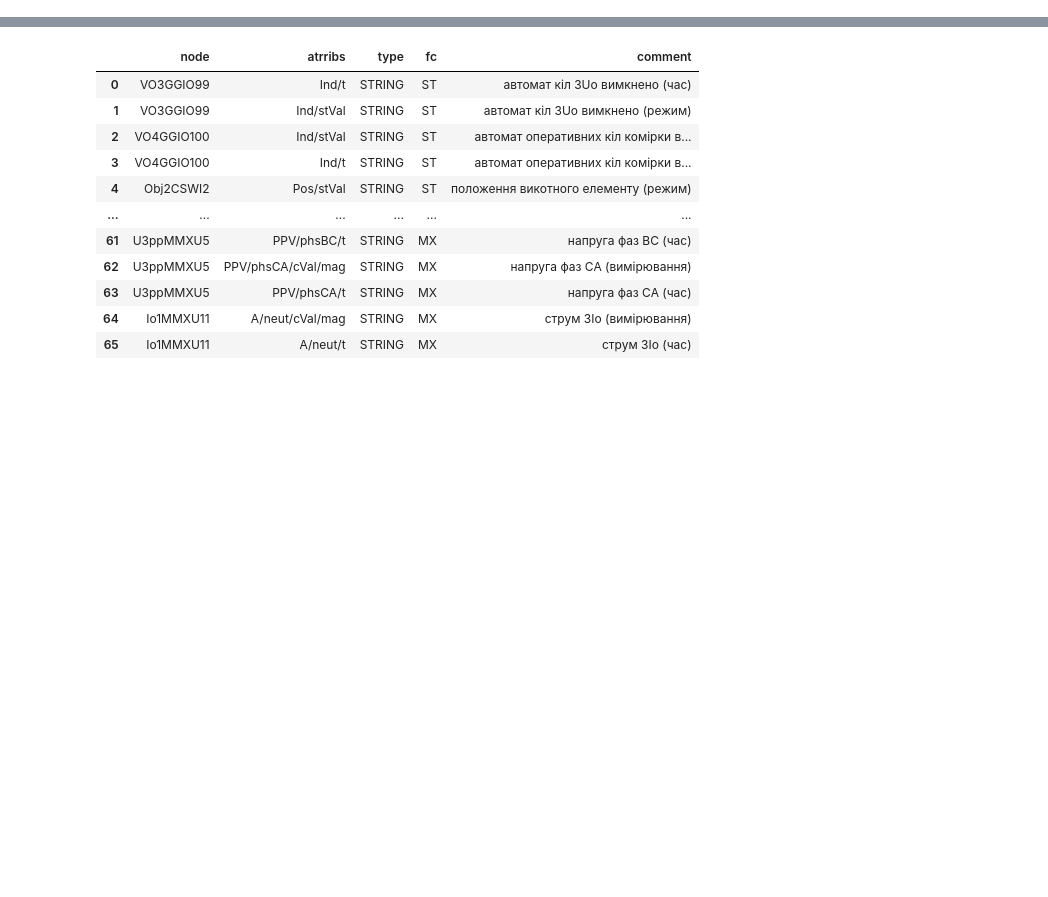
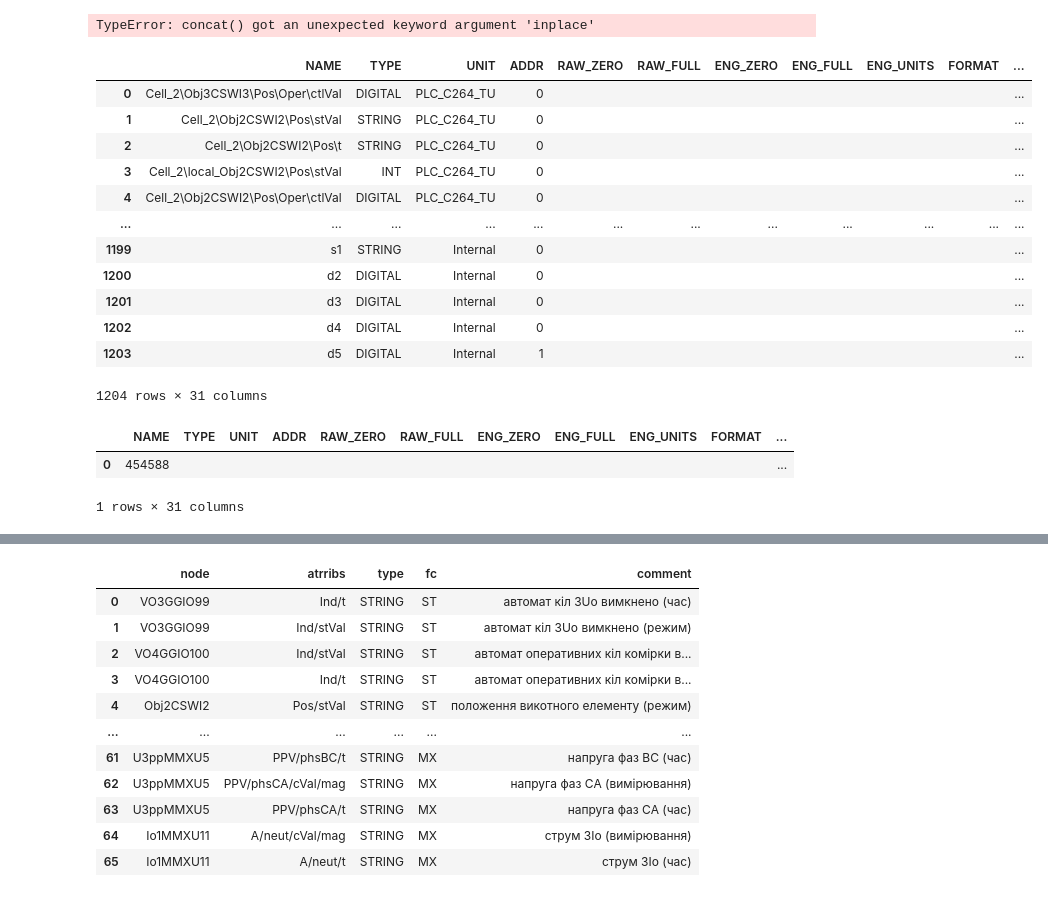
Before and after one commit to alermar69/myPython, a Jupyter notebook: ACY/dbf_scada.ipynb, the cells around one changed output, grey strips where cells are left out. Cells and saved outputs as stored; diff of their text form; code cells hidden in the pictures; blank space fills up the shorter version.

```diff
--- a/ACY/dbf_scada.ipynb
+++ b/ACY/dbf_scada.ipynb
@@ -285,0 +398,62 @@ project.create_equip()
+# %%
+project = Project('tmp1')
+# %%
+df1 = project.base.base_tag.dataframe()
+# %%
+values = {'NAME':'454588',
+                          'TYPE': '',
+                          'UNIT': '',
+                          'ADDR': "",
+                          'RAW_ZERO': '',
+                          'RAW_FULL': '',
+                          'ENG_ZERO': '',
+                          'ENG_FULL': '',
+                          'ENG_UNITS': '',
+                          'FORMAT': '',
+                          'COMMENT': '',
+                          'EDITCODE': '',
+                          'LINKED': '',
+                          'OID': '',
+                          'REF1': '',
+                          'REF2': '',
+                          'DEADBAND': '',
+                          'CUSTOM': '',
+                          'TAGGENLINK': '',
+                          'CLUSTER': '',
+                          'HISTORIAN': 'TRUE',
+                          'EQUIP': '',
+                          'CUSTOM1': '',
+                          'CUSTOM2': '',
+                          'CUSTOM3': '',
+                          'CUSTOM4': '',
+                          'CUSTOM5': '',
+                          'CUSTOM6': '',
+                          'CUSTOM7': '',
+                          'CUSTOM8': '',
+                          'ITEM': ''}
+
+pd.concat([df1, pd.DataFrame([values])], ignore_index=True)
+# %% [output]
+TypeError: concat() got an unexpected keyword argument 'inplace'
+# %%
+df1
+# %% [output]
+|  | NAME | TYPE | UNIT | ADDR | RAW_ZERO | RAW_FULL | ENG_ZERO | ENG_FULL | ENG_UNITS | FORMAT | ... |
+| 0 | Cell_2\Obj3CSWI3\Pos\Oper\ctlVal | DIGITAL | PLC_C264_TU | 0 |  |  |  |  |  |  | ... |
+| 1 | Cell_2\Obj2CSWI2\Pos\stVal | STRING | PLC_C264_TU | 0 |  |  |  |  |  |  | ... |
+| 2 | Cell_2\Obj2CSWI2\Pos\t | STRING | PLC_C264_TU | 0 |  |  |  |  |  |  | ... |
+| 3 | Cell_2\local_Obj2CSWI2\Pos\stVal | INT | PLC_C264_TU | 0 |  |  |  |  |  |  | ... |
+| 4 | Cell_2\Obj2CSWI2\Pos\Oper\ctlVal | DIGITAL | PLC_C264_TU | 0 |  |  |  |  |  |  | ... |
+| ... | ... | ... | ... | ... | ... | ... | ... | ... | ... | ... | ... |
+| 1199 | s1 | STRING | Internal | 0 |  |  |  |  |  |  | ... |
+| 1200 | d2 | DIGITAL | Internal | 0 |  |  |  |  |  |  | ... |
+| 1201 | d3 | DIGITAL | Internal | 0 |  |  |  |  |  |  | ... |
+| 1202 | d4 | DIGITAL | Internal | 0 |  |  |  |  |  |  | ... |
+| 1203 | d5 | DIGITAL | Internal | 1 |  |  |  |  |  |  | ... |
+1204 rows × 31 columns
+# %%
+pd.DataFrame([values])
+# %% [output]
+|  | NAME | TYPE | UNIT | ADDR | RAW_ZERO | RAW_FULL | ENG_ZERO | ENG_FULL | ENG_UNITS | FORMAT | ... |
+| 0 | 454588 |  |  |  |  |  |  |  |  |  | ... |
+1 rows × 31 columns
```
Also changed, not shown: parts of 13 cells of this notebook.
